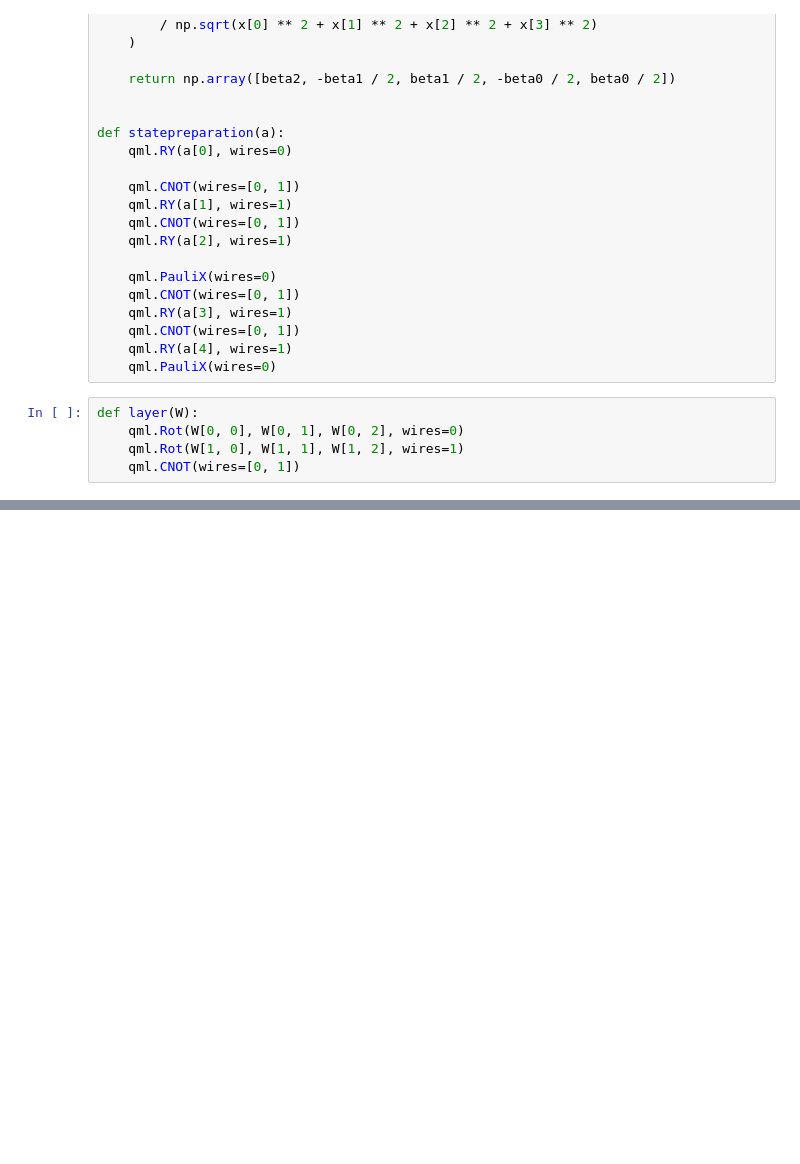
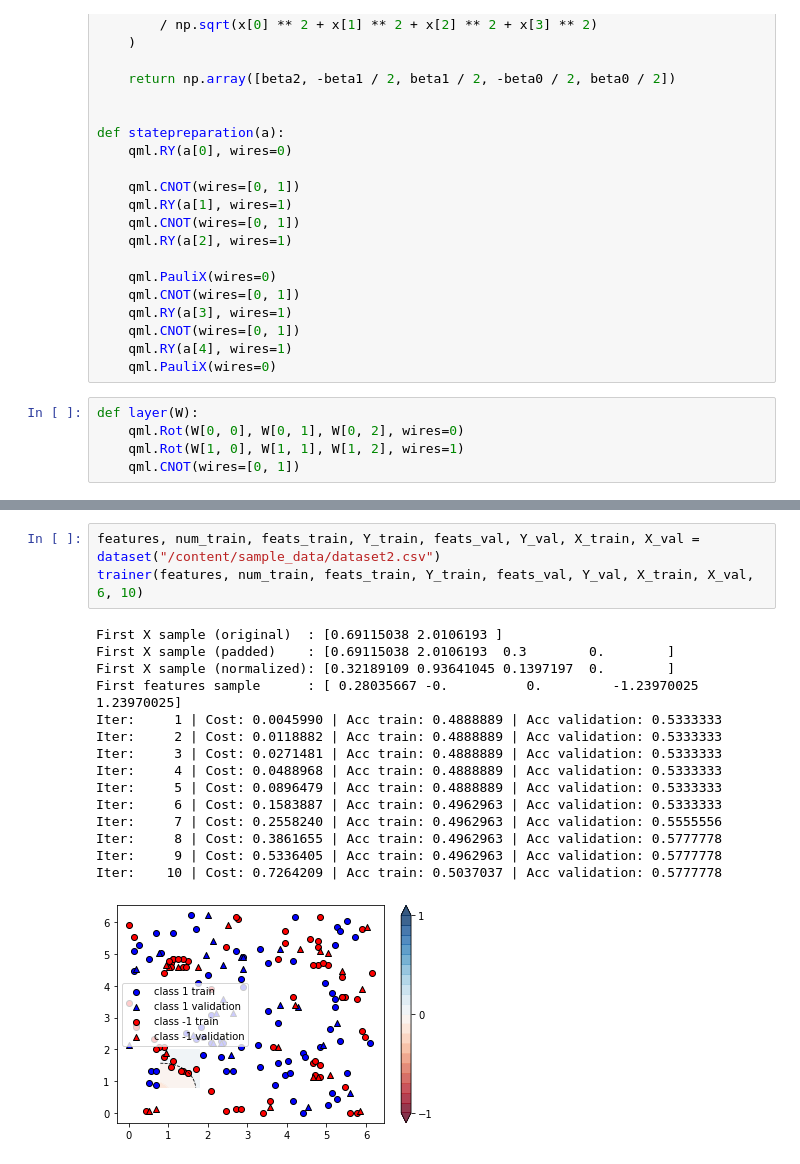
Before and after one commit to welremco/Group3QuantumOneClassSVMs, a Jupyter notebook: pennylaneLib-VQE-Dataset1.ipynb, the cells around one changed output, grey strips where cells are left out. Drawn from its saved outputs; the diff is of its cells as text; blank space fills up the shorter version.

```diff
--- a/pennylaneLib-VQE-Dataset1.ipynb
+++ b/pennylaneLib-VQE-Dataset1.ipynb
@@ -232,0 +248,19 @@ plt.show()
+# %%
+features, num_train, feats_train, Y_train, feats_val, Y_val, X_train, X_val = dataset("/content/sample_data/dataset2.csv")
+trainer(features, num_train, feats_train, Y_train, feats_val, Y_val, X_train, X_val, 6, 10)
+# %% [output]
+First X sample (original)  : [0.69115038 2.0106193 ]
+First X sample (padded)    : [0.69115038 2.0106193  0.3        0.        ]
+First X sample (normalized): [0.32189109 0.93641045 0.1397197  0.        ]
+First features sample      : [ 0.28035667 -0.          0.         -1.23970025  1.23970025]
+Iter:     1 | Cost: 0.0045990 | Acc train: 0.4888889 | Acc validation: 0.5333333
+Iter:     2 | Cost: 0.0118882 | Acc train: 0.4888889 | Acc validation: 0.5333333
+Iter:     3 | Cost: 0.0271481 | Acc train: 0.4888889 | Acc validation: 0.5333333
+Iter:     4 | Cost: 0.0488968 | Acc train: 0.4888889 | Acc validation: 0.5333333
+Iter:     5 | Cost: 0.0896479 | Acc train: 0.4888889 | Acc validation: 0.5333333
+Iter:     6 | Cost: 0.1583887 | Acc train: 0.4962963 | Acc validation: 0.5333333
+Iter:     7 | Cost: 0.2558240 | Acc train: 0.4962963 | Acc validation: 0.5555556
+Iter:     8 | Cost: 0.3861655 | Acc train: 0.4962963 | Acc validation: 0.5777778
+Iter:     9 | Cost: 0.5336405 | Acc train: 0.4962963 | Acc validation: 0.5777778
+Iter:    10 | Cost: 0.7264209 | Acc train: 0.5037037 | Acc validation: 0.5777778
+[figure, added]
```
Also changed, not shown: parts of 10 cells of this notebook.
